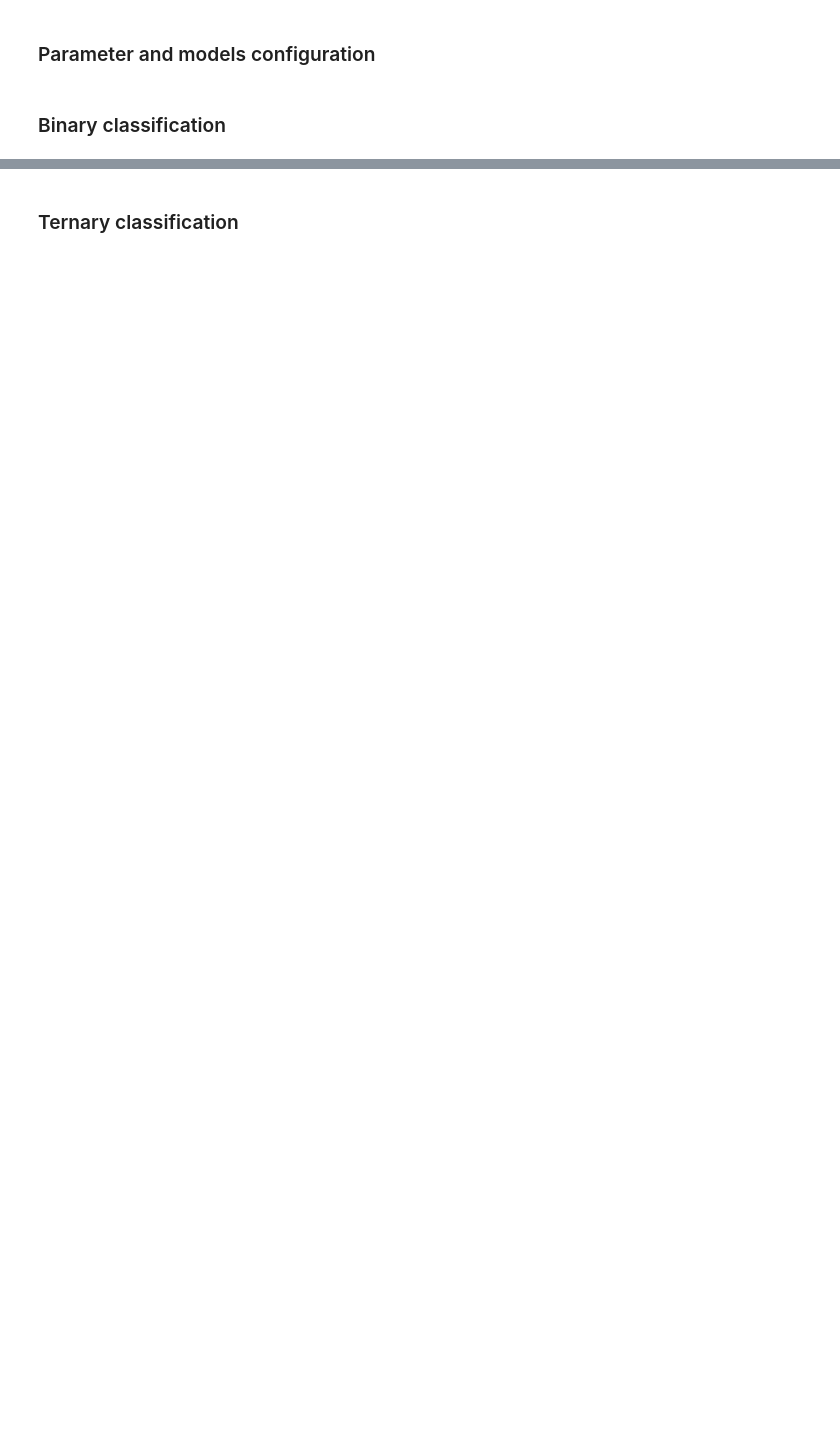
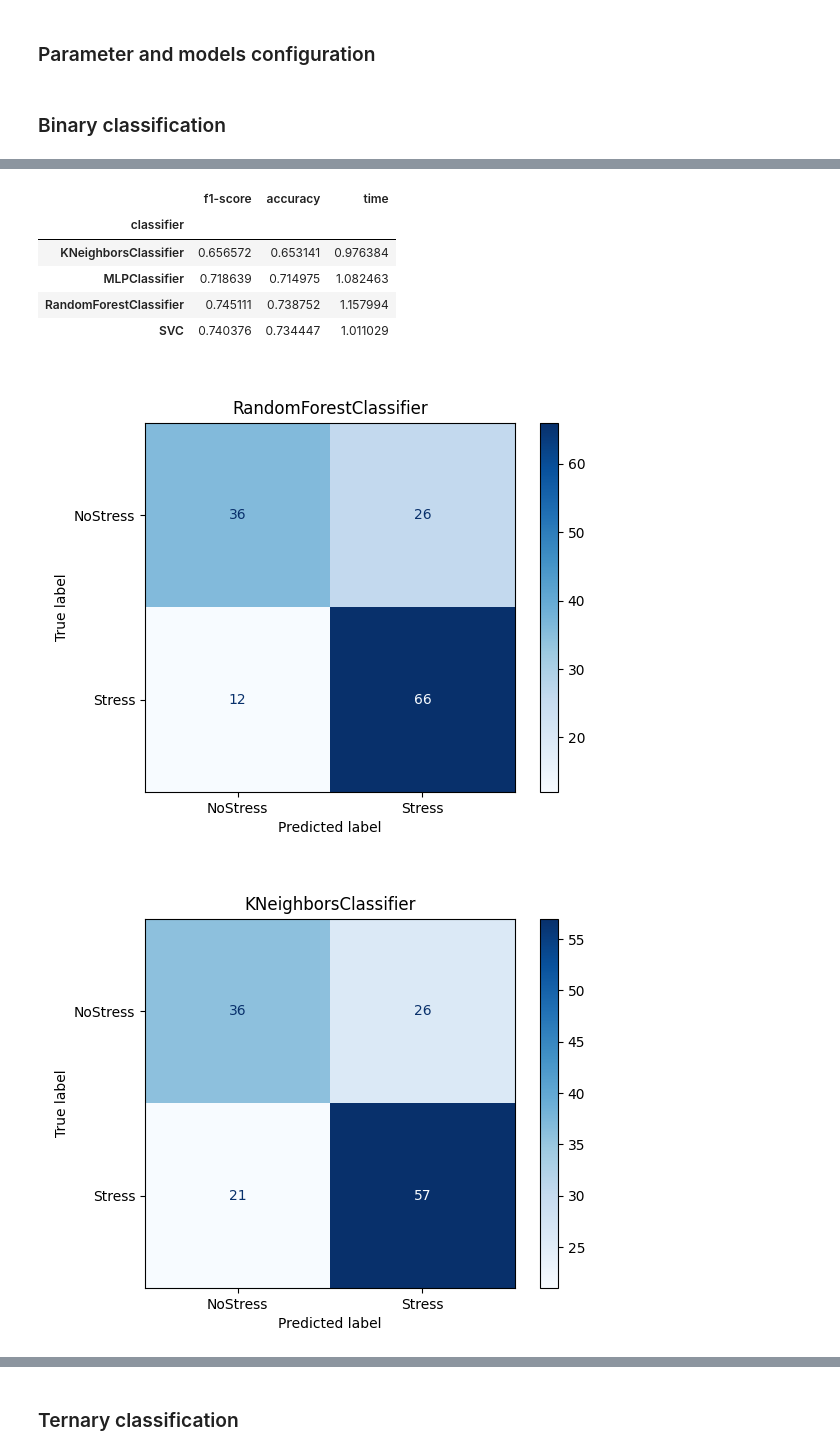
Before and after one commit to sergiodl-ubi/stressID, a Jupyter notebook: Classification/classification_physio.ipynb, the cells around one changed output, grey strips where cells are left out. Saved outputs shown, nothing was run; the diff lists cells and outputs as text; code cells hidden in the pictures; blank space fills up the shorter version.

```diff
--- a/Classification/classification_physio.ipynb
+++ b/Classification/classification_physio.ipynb
@@ -37,7 +37,7 @@ from sklearn.preprocessing import StandardScaler
 
 from sklearn.utils import shuffle
 
-from make_classification import *
+from make_classification import avg_res, make_nclassif_random_splits
 
 BASE_PATH = "../../stressid-dataset"
 LABELS_SEPARATOR = ","
@@ -50,6 +50,8 @@ RESULTS_DIRECTORY = "results"
 BIN_LABELS = ["NoStress", "Stress"]
 TER_LABELS = ["Relaxed", "Stress", "RealStress"]
 QAD_LABELS = ["Relaxed", "Stress", "RealStress", "Amused"]
+ONNX_OPSET = 21
+DEBUG = True
 # %%
 def make_results_filename(classification: str, splits: int, feature_selection: str | None, test_size: float, state_int: int) -> str:
     now = datetime.now()
@@ -106,4 +147,7 @@ The dimensionality of the features matrix can be reduced using PCA or Feature se
 We use handcrafted features.
 # %%
 X = pd.read_csv(f"{BASE_PATH}/{FEATURES_FILENAME}", sep=FEATURES_SEPARATOR, header=0, index_col=0)
-X
+display(X)
+for col in X.columns:
+    X[col] = X[col].astype(np.float32)
+display(X)
@@ -117,12 +188,13 @@ x = X.loc[idx]
 # %%
 params = {
     "state_int": 21,
-    "feature_selector": None, ###  'PCA', 'RFE', 'L1' or None
-    "test_size": 0.2,
-    "n_splits": 10,
+    "feature_selector": None,  ###  None, 'L1', 'PCA', or 'RFE' (ordered by speed)
+    "test_size": 0.2,  # Paper value: 0.2
+    "n_splits": 10,  # Paper value: 10
     "save_results": False,
     "show_averages": True,
-    "show_confusion_matrices": False,
+    "show_confusion_matrices": True,
+    "save_models": True,
 }
 
 list_classif = [RandomForestClassifier(max_depth=5, random_state=params['state_int']),
@@ -138,7 +210,7 @@ params['classes'] = BIN_LABELS
 y = labels['binary-stress']
 show_label_stats(params['classes'], y)
 
-res, conf = make_nclassif_random_splits(x, y,
+res, conf, models = make_nclassif_random_splits(x, y,
                     n_splits = params['n_splits'],
                     feature_selector = params['feature_selector'],
                     list_classifiers = list_classif,
@@ -146,3 +218,6 @@ res, conf = make_nclassif_random_splits(x, y,
                     test_size = params['test_size'],
                     )
 output(res, conf, list_classif, params)
+if params['save_models']:
+    save_models(models, x, params)
+# %% [output]
@@ -148,0 +237,8 @@ output(res, conf, list_classif, params)
+|  | f1-score | accuracy | time |
+| classifier |  |  |  |
+| KNeighborsClassifier | 0.656572 | 0.653141 | 0.976384 |
+| MLPClassifier | 0.718639 | 0.714975 | 1.082463 |
+| RandomForestClassifier | 0.745111 | 0.738752 | 1.157994 |
+| SVC | 0.740376 | 0.734447 | 1.011029 |
+[figure, added]
+[figure, added]
```
Also changed, not shown: parts of 5 cells of this notebook, 1 other file.
